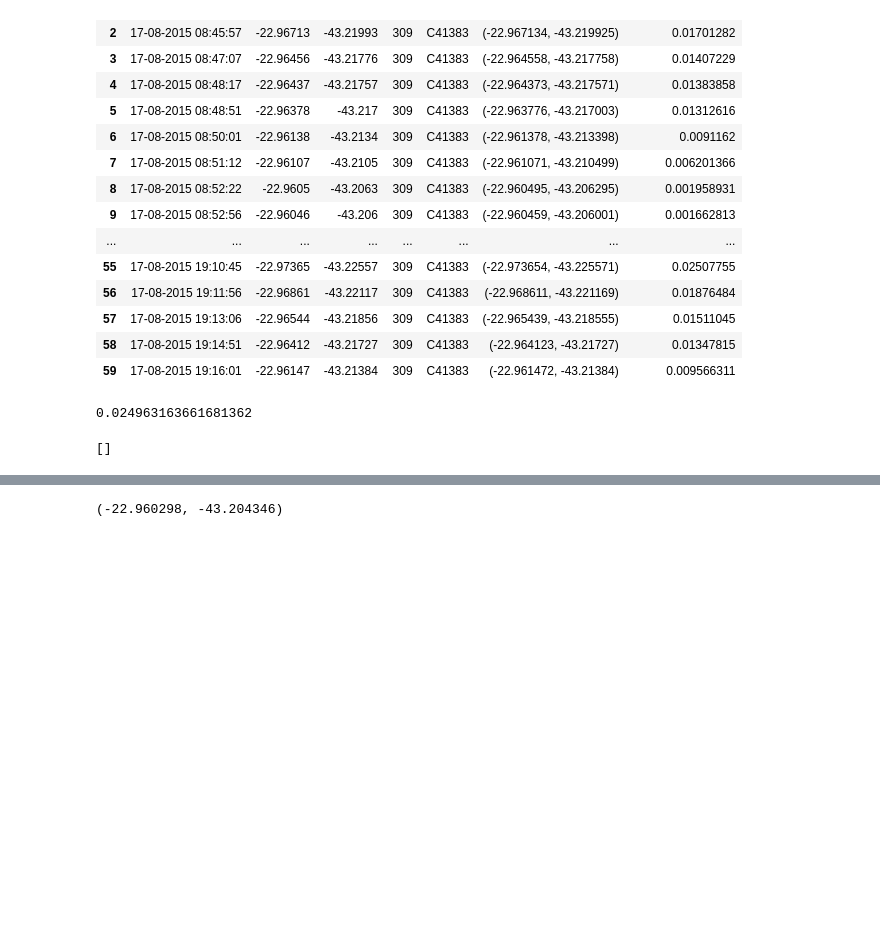
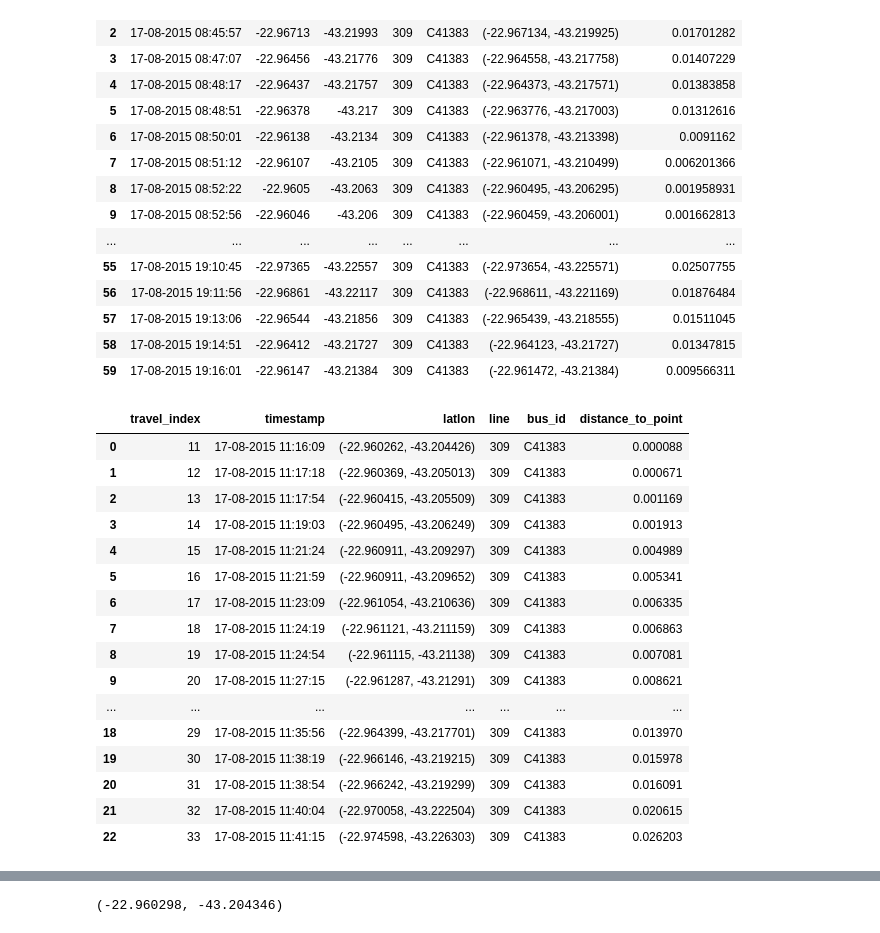
Before and after one commit to Kathrinrllanes/Buses_rio, a Jupyter notebook: Tramo_3-6.ipynb, the cells around one changed output, grey strips where cells are left out. Drawn from its saved outputs; the diff is of its cells as text; code cells hidden in the pictures; blank space fills up the shorter version.

```diff
--- a/Tramo_3-6.ipynb
+++ b/Tramo_3-6.ipynb
@@ -1156,16 +1143,12 @@ See the the caveats in the documentation: http://pandas.pydata.org/pandas-docs/s
 | 57 | 17-08-2015 19:13:06 | -22.96544 | -43.21856 | 309 | C41383 | (-22.965439, -43.218555) | 0.01511045 |
 | 58 | 17-08-2015 19:14:51 | -22.96412 | -43.21727 | 309 | C41383 | (-22.964123, -43.21727) | 0.01347815 |
 | 59 | 17-08-2015 19:16:01 | -22.96147 | -43.21384 | 309 | C41383 | (-22.961472, -43.21384) | 0.009566311 |
-# %%
-bus309_C41383_indices
-bus309_C41383_dist_point2['distance_to_point'][0]
-# %% [output]
-0.024963163661681362
 # %%
 #funcion que dado un viaje me dice si va en la direccion opuesta de un punto P
 def direc(travel_inside_polygon):
     vector_dir = []
     indexes = list(travel_inside_polygon.index)
+
     #primer indice de travel_inside_polygon
     indexes[0]
     #último indice de travel_inside_polygon
@@ -1178,19 +1161,37 @@ def direc(travel_inside_polygon):
 
         if (i+2 < len(travel_inside_polygon)):
             if(travel_inside_polygon['distance_to_point'][i] < travel_inside_polygon['distance_to_point'][i+1]) & (travel_inside_polygon['distance_to_point'][i+1] < travel_inside_polygon['distance_to_point'][i+2]):
-                vector_dir.insert (len(vector_dir),(indexes[i],travel_inside_polygon['latlon'][i]))
+                vector_dir.insert (len(vector_dir),[indexes[i],travel_inside_polygon['timestamp'][i],travel_inside_polygon['latlon'][i],travel_inside_polygon['line'][i],travel_inside_polygon['bus_id'][i],travel_inside_polygon['distance_to_point'][i]])
 
         elif (i == len(travel_inside_polygon)-2):
             if(travel_inside_polygon['distance_to_point'][i] < travel_inside_polygon['distance_to_point'][i+1]):
-                vector_dir.insert (len(vector_dir),(indexes[i],travel_inside_polygon['latlon'][i]))
+                vector_dir.insert (len(vector_dir),[indexes[i],travel_inside_polygon['timestamp'][i],travel_inside_polygon['latlon'][i],travel_inside_polygon['line'][i],travel_inside_polygon['bus_id'][i],travel_inside_polygon['distance_to_point'][i]])
 
         elif(i == len(travel_inside_polygon)-1):
             if (travel_inside_polygon['distance_to_point'][i] > travel_inside_polygon['distance_to_point'][i-1]):
-                vector_dir.insert (len(vector_dir),(indexes[i],travel_inside_polygon['latlon'][i]))
+                vector_dir.insert (len(vector_dir),[indexes[i],travel_inside_polygon['timestamp'][i],travel_inside_polygon['latlon'][i],travel_inside_polygon['line'][i],travel_inside_polygon['bus_id'][i],travel_inside_polygon['distance_to_point'][i]])
 
-    return  vector_dir
+    df_travel = pd.DataFrame(vector_dir, columns=['travel_index', 'timestamp', 'latlon', 'line', 'bus_id','distance_to_point'])
+
+    return  df_travel
 # %%
-enesesentido = direc(bus309_C41383_dist_point2[55:60])
+enesesentido = direc(bus309_C41383_dist_point2[11:34])
 enesesentido
 # %% [output]
-[]
+|  | travel_index | timestamp | latlon | line | bus_id | distance_to_point |
+| 0 | 11 | 17-08-2015 11:16:09 | (-22.960262, -43.204426) | 309 | C41383 | 0.000088 |
+| 1 | 12 | 17-08-2015 11:17:18 | (-22.960369, -43.205013) | 309 | C41383 | 0.000671 |
+| 2 | 13 | 17-08-2015 11:17:54 | (-22.960415, -43.205509) | 309 | C41383 | 0.001169 |
+| 3 | 14 | 17-08-2015 11:19:03 | (-22.960495, -43.206249) | 309 | C41383 | 0.001913 |
+| 4 | 15 | 17-08-2015 11:21:24 | (-22.960911, -43.209297) | 309 | C41383 | 0.004989 |
+| 5 | 16 | 17-08-2015 11:21:59 | (-22.960911, -43.209652) | 309 | C41383 | 0.005341 |
+| 6 | 17 | 17-08-2015 11:23:09 | (-22.961054, -43.210636) | 309 | C41383 | 0.006335 |
+| 7 | 18 | 17-08-2015 11:24:19 | (-22.961121, -43.211159) | 309 | C41383 | 0.006863 |
+| 8 | 19 | 17-08-2015 11:24:54 | (-22.961115, -43.21138) | 309 | C41383 | 0.007081 |
+| 9 | 20 | 17-08-2015 11:27:15 | (-22.961287, -43.21291) | 309 | C41383 | 0.008621 |
+| ... | ... | ... | ... | ... | ... | ... |
+| 18 | 29 | 17-08-2015 11:35:56 | (-22.964399, -43.217701) | 309 | C41383 | 0.013970 |
+| 19 | 30 | 17-08-2015 11:38:19 | (-22.966146, -43.219215) | 309 | C41383 | 0.015978 |
+| 20 | 31 | 17-08-2015 11:38:54 | (-22.966242, -43.219299) | 309 | C41383 | 0.016091 |
+| 21 | 32 | 17-08-2015 11:40:04 | (-22.970058, -43.222504) | 309 | C41383 | 0.020615 |
+| 22 | 33 | 17-08-2015 11:41:15 | (-22.974598, -43.226303) | 309 | C41383 | 0.026203 |
```
Also changed, not shown: parts of 8 cells of this notebook, 2 other files.
